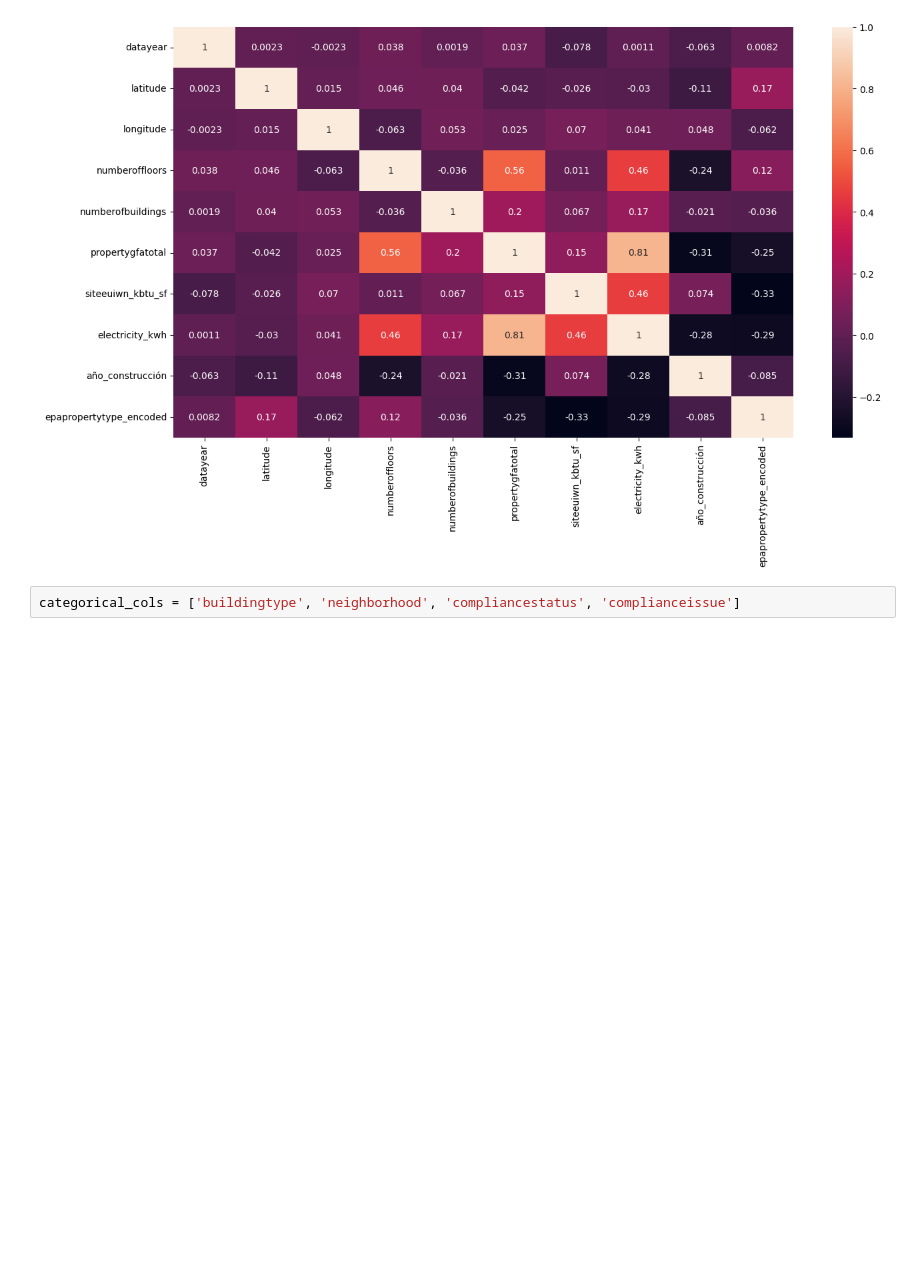
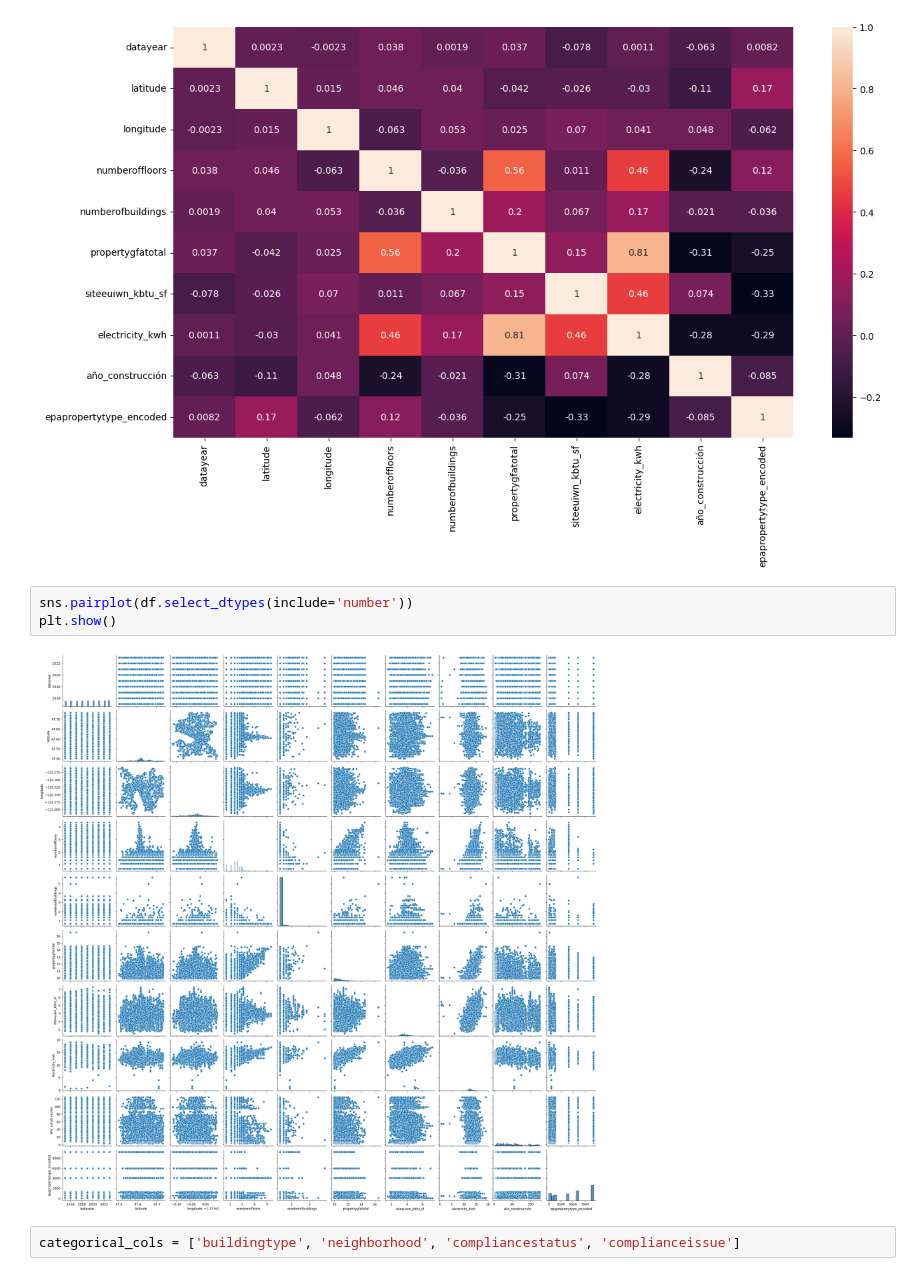
Before and after one commit to LLAES07/seatle, a Jupyter notebook: Notebooks/Proyecto.ipynb, the cells around one changed output. Cells and saved outputs as stored; diff of their text form; blank space fills up the shorter version.

```diff
--- a/Notebooks/Proyecto.ipynb
+++ b/Notebooks/Proyecto.ipynb
@@ -830,6 +830,11 @@ sns.heatmap(df.select_dtypes(include='number').corr(), annot=True)
 # %% [output]
 <Axes: >
 [figure]
+# %%
+sns.pairplot(df.select_dtypes(include='number'))
+plt.show()
+# %% [output]
+[figure, added]
 # %%
 categorical_cols = ['buildingtype', 'neighborhood', 'compliancestatus', 'complianceissue']
 # %%
```
Also changed, not shown: parts of 7 cells of this notebook.
